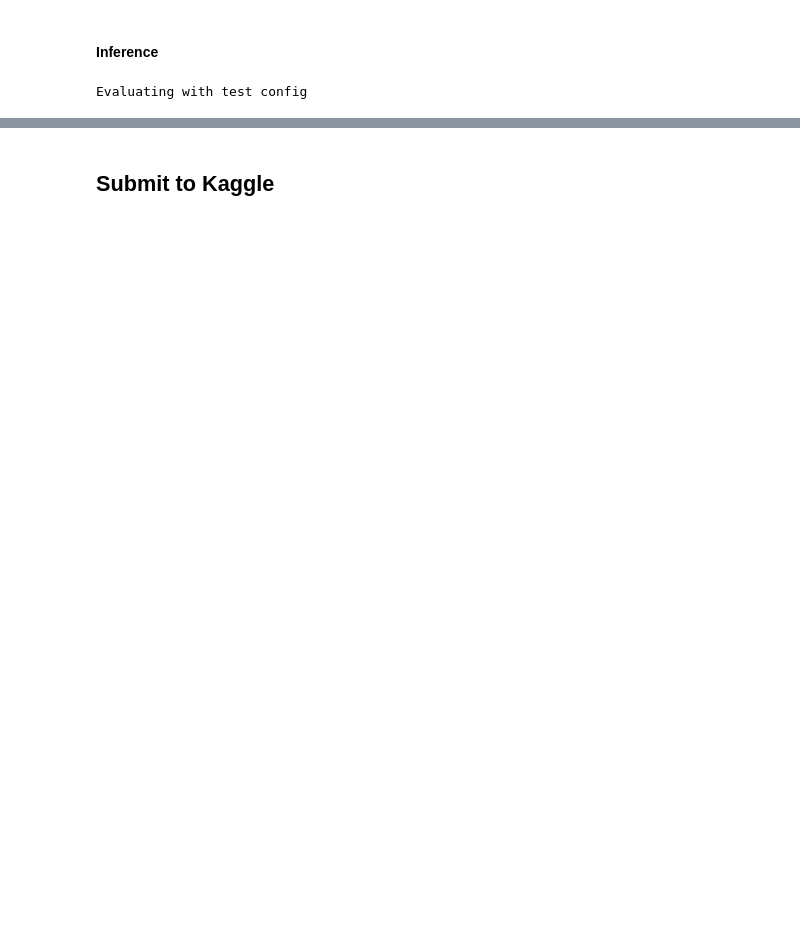
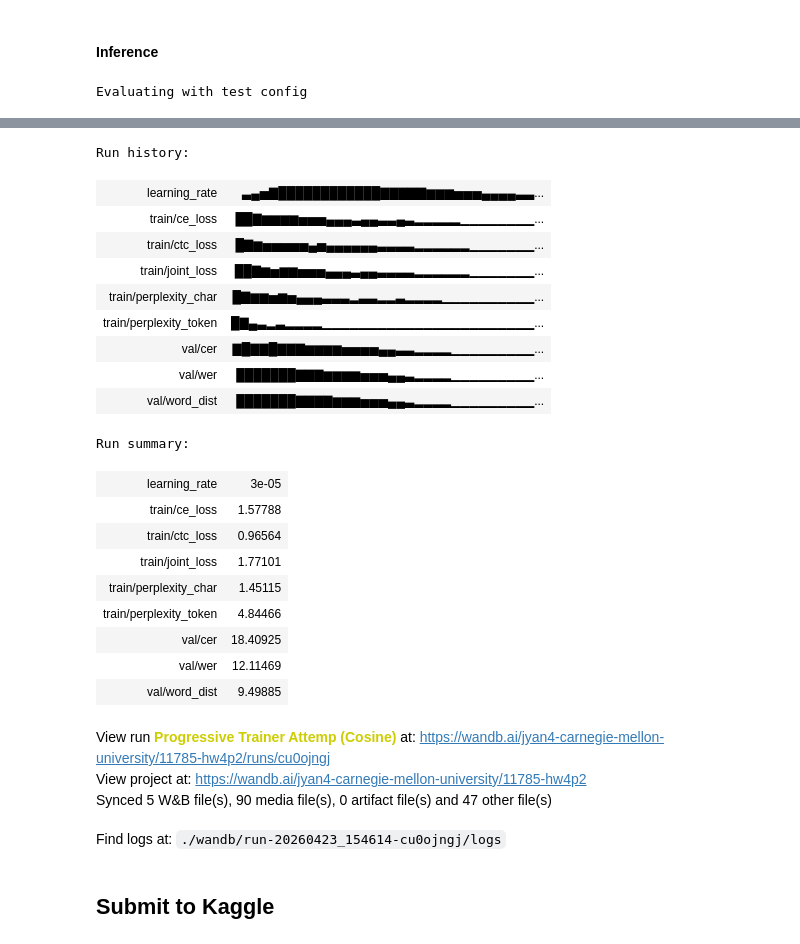
Before and after one commit to jyan1237/11785-hw4, a Jupyter notebook: HW4P2_Student_Starter_Notebook (1).ipynb, the cells around one changed output, grey strips where cells are left out. Saved outputs shown, nothing was run; the diff lists cells and outputs as text; code cells hidden in the pictures; blank space fills up the shorter version.

```diff
--- a/HW4P2_Student_Starter_Notebook (1).ipynb
+++ b/HW4P2_Student_Starter_Notebook (1).ipynb
@@ -1073,3 +1306,3 @@ trainer.scheduler = create_scheduler(
 # %%
-trainer.train(train_loader, val_loader, epochs=10)
+trainer.train(train_loader, val_loader, epochs=5)
 # %% [output]
@@ -1211,9 +1498,9 @@ recognition_config = {
     'num_batches': None,
     'temperature': 1.0,
     'repeat_penalty': 1.0,
-    'lm_weight': None,
-    'lm_model': None,
-    'beam_width': 1, # Beam width of 1 reverts to greedy
+    'lm_weight': 0.3,
+    'lm_model': lm_model,
+    'beam_width': 5, # Beam width of 1 reverts to greedy
 }
 
 # Recognize with the shallow fusion config
@@ -1238,3 +1526,27 @@ Evaluating with test config
+Run history:
+| learning_rate | ▃▄▅▇████████████▇▇▇▇▇▆▆▆▅▅▅▄▄▄▄▃▃... |
+| train/ce_loss | ██▇▆▆▆▆▅▅▅▄▄▄▃▄▄▃▃▄▃▂▂▂▂▂▁▁▁▁▁▁▁▁... |
+| train/ctc_loss | █▇▆▅▅▅▅▅▄▅▄▄▄▄▄▄▃▃▃▃▂▂▂▂▂▂▁▁▁▁▁▁▁... |
+| train/joint_loss | ██▇▆▅▆▆▅▅▅▄▄▄▃▄▄▃▃▃▃▂▂▂▂▂▂▁▁▁▁▁▁▁... |
+| train/perplexity_char | █▇▆▆▅▆▅▄▄▄▃▃▃▂▃▃▂▂▃▂▂▂▂▁▁▁▁▁▁▁▁▁▁... |
+| train/perplexity_token | █▇▄▃▂▃▂▂▂▂▁▁▁▁▁▁▁▁▁▁▁▁▁▁▁▁▁▁▁▁▁▁▁... |
+| val/cer | ▇█▇▇█▇▇▇▆▆▆▆▅▅▅▅▄▄▃▃▂▂▂▂▁▁▁▁▁▁▁▁▁... |
+| val/wer | ███████▇▇▇▆▆▆▆▅▅▅▄▄▃▂▂▂▂▁▁▁▁▁▁▁▁▁... |
+| val/word_dist | ███████▇▇▇▇▆▆▆▅▅▅▄▄▃▂▂▂▂▁▁▁▁▁▁▁▁▁... |
+Run summary:
+| learning_rate | 3e-05 |
+| train/ce_loss | 1.57788 |
+| train/ctc_loss | 0.96564 |
+| train/joint_loss | 1.77101 |
+| train/perplexity_char | 1.45115 |
+| train/perplexity_token | 4.84466 |
+| val/cer | 18.40925 |
+| val/wer | 12.11469 |
+| val/word_dist | 9.49885 |
+View run Progressive Trainer Attemp (Cosine) at: https://wandb.ai/jyan4-carnegie-mellon-university/11785-hw4p2/runs/cu0ojngj
+View project at: https://wandb.ai/jyan4-carnegie-mellon-university/11785-hw4p2
+Synced 5 W&B file(s), 90 media file(s), 0 artifact file(s) and 47 other file(s)
+Find logs at: ./wandb/run-20260423_154614-cu0ojngj/logs
 # %% [markdown]
 ## Submit to Kaggle
 # %%
```
Also changed, not shown: parts of 38 cells of this notebook, 4 other files.
